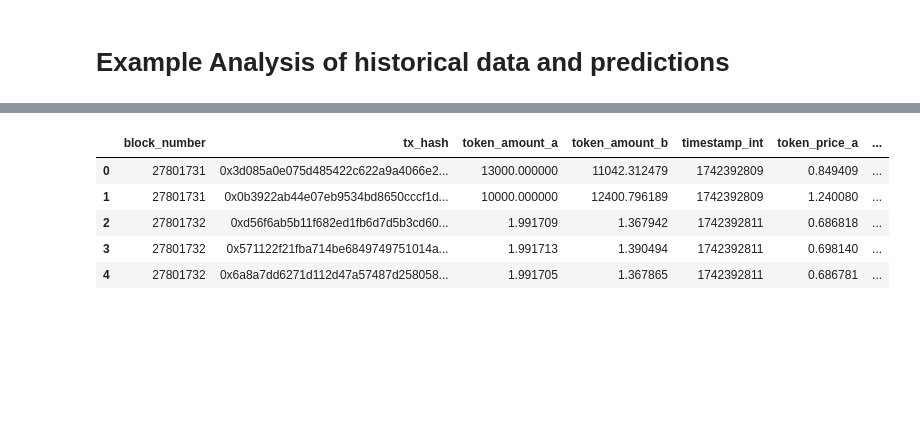
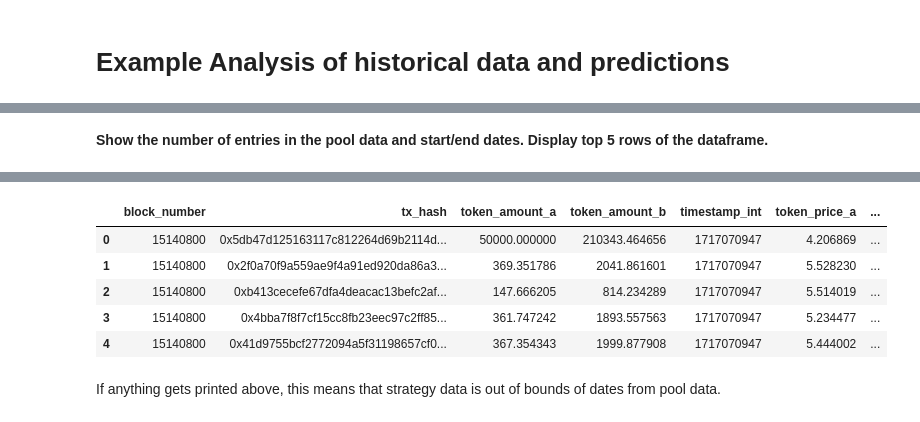
Before and after one commit to aakop14/dsf-model-evaluation, a Jupyter notebook: notebooks/example_analysis.ipynb, the cells around one changed output, grey strips where cells are left out. Saved outputs shown, nothing was run; the diff lists cells and outputs as text; code cells hidden in the pictures; blank space fills up the shorter version.

```diff
--- a/notebooks/example_analysis.ipynb
+++ b/notebooks/example_analysis.ipynb
@@ -17,7 +40,19 @@ Import historical raindex data. Find trading frequiency trends.
 # %%
-# Name of the csv file with historical strategy data
-raindex_filename = 'base-0x667d65a1e17d71bb20526fb22619d7d131ef7e832186eb4608606e7c7043d612.csv'
+# Names of the csv files with historical strategy data
+# Add all the file names that contain strategy historical data
+strategy_filenames = ['base-0x0e2a8c94fc7fd892abe7d7cfa0c7baae39eba83c04c4d6cc2410bb2e4bc44972.csv'
+                        ,'base-0x5aa490f9ce3167fba059a7a3707bdbbb1d3bebae45e58b50f6add63123e95b5b.csv'
+                        ,'base-0x6579cf51a7cb1bb7d4c5bc046c3807533fe1401f1af8d43076f19196cd73fa21.csv'
+                        ,'base-0x77b971ba727992deff71b24b9a2e0363e61f20d7bef8d0fd64164d3cec3b8edf.csv'
+                        ,'base-0x858bc93684aa375c1d02a5b09d72f913c6239d6916abeb26b88ebc91679ec9b6.csv'
+                        ,'base-0x943493dae1cf0dc6882b4b48dada7bbba87d66aeffc08b996f16fe7fe2a761f2.csv'
+                        ,'base-0xbc1f0c7e6d01d6fc69aa14c45255bbe1e290907fa0b695b8c7c707b8798c474b.csv'
+                        ,'base-0xbdffe74d38286fe9182c52e79161ed9d87e71a5133c34c069b2e3e541a74f9df.csv'
+                        ,'base-0xc1b5442dda956380adf3a9f13a9ee9bea017ef2c94b28f6b11f3c22bb4e8b3bb.csv']
 # Read the csv and process dataframe accordingly
-raindex_df = read_raindex_data(csv_path=utils.get_data_path(raindex_filename, 'trade'))
+strat_dfs = [read_raindex_data(csv_path=utils.get_data_path(strat_name, 'trade')) for strat_name in strategy_filenames]
 # Add column with time window between consecutive transactions in mins
-raindex_df = utils.add_timestamp_diffs(raindex_df)
+for index in range(len(strat_dfs)):
+    strat_dfs[index] = utils.add_timestamp_diffs(strat_dfs[index])
+    utils.add_reset_trade_count(strat_dfs[index])
+    strat_dfs[index]['trade_count_mod'] = strat_dfs[index]['recent_reset_mod'] - strat_dfs[index]['last_reset_mod']
@@ -57,9 +136,11 @@ Import pool data and filter transactions to match the raindex trading time windo
 # %%
 # Name of the csv file with historical pool data
-pool_filename = 'floco-usdc-pool-.csv'
+pool_filename = 'wlth-usdc-pool-0x1536ee1506e24e5a36be99c73136cd82907a902e.csv'
 # Read the csv and process dataframe accordingly
 pool_df = read_dex_data(csv_path=utils.get_data_path(pool_filename, 'trade'))
 # %%
+display(Markdown(f'**Show the number of entries in the pool data and start/end dates. Display top 5 rows of the dataframe.**'))
 # Display the first few rows and show number of transactions with respective operation time window
 ev.display_df_info(pool_df, 'timestamp_date')
 # %% [output]
+**Show the number of entries in the pool data and start/end dates. Display top 5 rows of the dataframe.**
@@ -67,6 +148,6 @@ The dataframe contains total of 17018 entries from 2025-03-19 14:00:09 to 2025-0
 |  | block_number | tx_hash | token_amount_a | token_amount_b | timestamp_int | token_price_a | ... |
-| 0 | 27801731 | 0x3d085a0e075d485422c622a9a4066e2... | 13000.000000 | 11042.312479 | 1742392809 | 0.849409 | ... |
-| 1 | 27801731 | 0x0b3922ab44e07eb9534bd8650cccf1d... | 10000.000000 | 12400.796189 | 1742392809 | 1.240080 | ... |
-| 2 | 27801732 | 0xd56f6ab5b11f682ed1fb6d7d5b3cd60... | 1.991709 | 1.367942 | 1742392811 | 0.686818 | ... |
-| 3 | 27801732 | 0x571122f21fba714be6849749751014a... | 1.991713 | 1.390494 | 1742392811 | 0.698140 | ... |
-| 4 | 27801732 | 0x6a8a7dd6271d112d47a57487d258058... | 1.991705 | 1.367865 | 1742392811 | 0.686781 | ... |
+| 0 | 15140800 | 0x5db47d125163117c812264d69b2114d... | 50000.000000 | 210343.464656 | 1717070947 | 4.206869 | ... |
+| 1 | 15140800 | 0x2f0a70f9a559ae9f4a91ed920da86a3... | 369.351786 | 2041.861601 | 1717070947 | 5.528230 | ... |
+| 2 | 15140800 | 0xb413cecefe67dfa4deacac13befc2af... | 147.666205 | 814.234289 | 1717070947 | 5.514019 | ... |
+| 3 | 15140800 | 0x4bba7f8f7cf15cc8fb23eec97c2ff85... | 361.747242 | 1893.557563 | 1717070947 | 5.234477 | ... |
+| 4 | 15140800 | 0x41d9755bcf2772094a5f31198657cf0... | 367.354343 | 1999.877908 | 1717070947 | 5.444002 | ... |
@@ -72,0 +169,2 @@ The dataframe contains total of 17018 entries from 2025-03-19 14:00:09 to 2025-0
+# %% [markdown]
+If anything gets printed above, this means that strategy data is out of bounds of dates from pool data.
```
Also changed, not shown: parts of 50 cells of this notebook, 41 other files.
